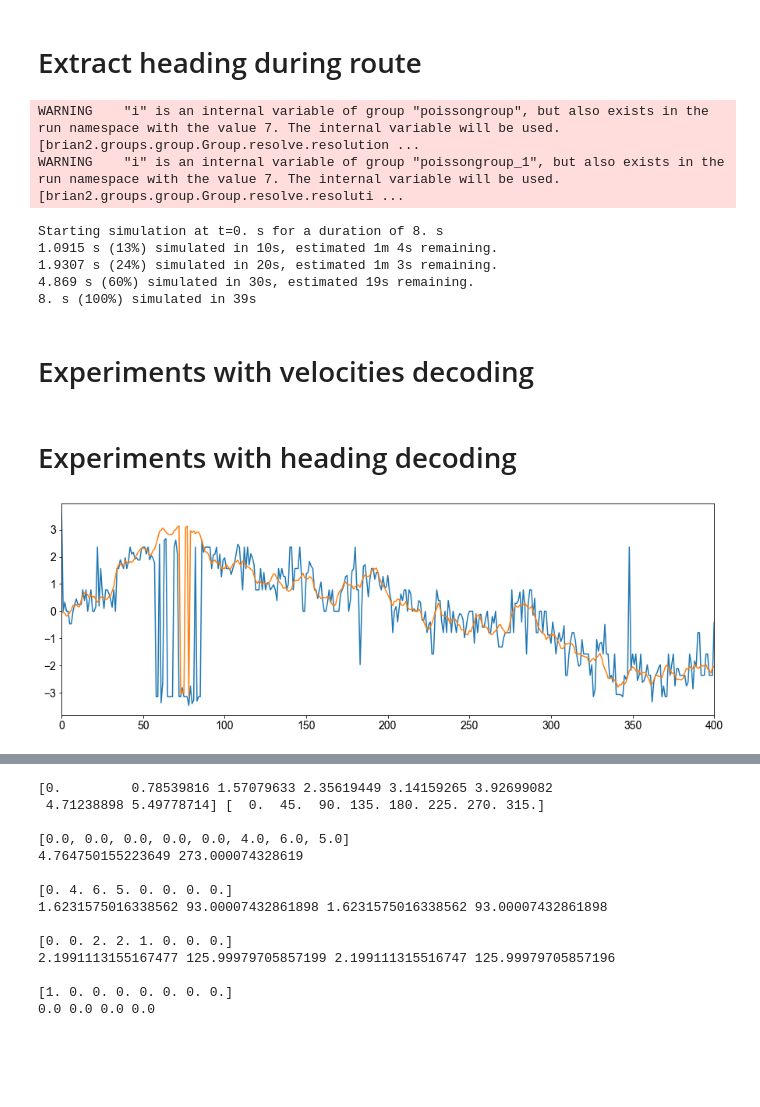
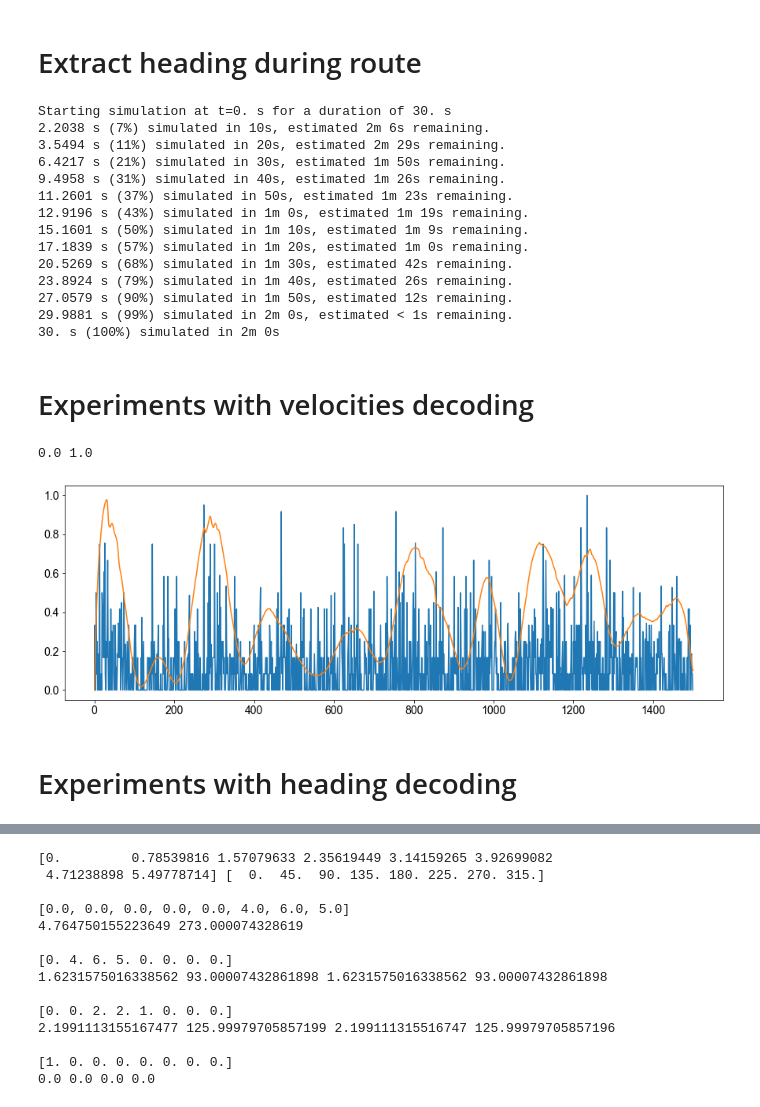
Before and after one commit to filippoferrari/CX_Path_Integration, a Jupyter notebook: notebooks/agent_control.ipynb, the cells around one changed output, grey strips where cells are left out. Drawn from its saved outputs; the diff is of its cells as text; code cells hidden in the pictures; blank space fills up the shorter version.

```diff
--- a/notebooks/agent_control.ipynb
+++ b/notebooks/agent_control.ipynb
@@ -198,58 +202,41 @@ def plot_bee(t):
     #draw()
     #pause(0.01)
 # %%
-run((400)*time_step*ms, report='text')
+run((T_outbound)*time_step*ms, report='text')
 # %% [output]
-WARNING    "i" is an internal variable of group "poissongroup", but also exists in the run namespace with the value 7. The internal variable will be used. [brian2.groups.group.Group.resolve.resolution ...
-WARNING    "i" is an internal variable of group "poissongroup_1", but also exists in the run namespace with the value 7. The internal variable will be used. [brian2.groups.group.Group.resolve.resoluti ...
+Starting simulation at t=0. s for a duration of 30. s
+2.2038 s (7%) simulated in 10s, estimated 2m 6s remaining.
+3.5494 s (11%) simulated in 20s, estimated 2m 29s remaining.
+6.4217 s (21%) simulated in 30s, estimated 1m 50s remaining.
+9.4958 s (31%) simulated in 40s, estimated 1m 26s remaining.
+11.2601 s (37%) simulated in 50s, estimated 1m 23s remaining.
+12.9196 s (43%) simulated in 1m 0s, estimated 1m 19s remaining.
+15.1601 s (50%) simulated in 1m 10s, estimated 1m 9s remaining.
+17.1839 s (57%) simulated in 1m 20s, estimated 1m 0s remaining.
+20.5269 s (68%) simulated in 1m 30s, estimated 42s remaining.
+23.8924 s (79%) simulated in 1m 40s, estimated 26s remaining.
+27.0579 s (90%) simulated in 1m 50s, estimated 12s remaining.
+29.9881 s (99%) simulated in 2m 0s, estimated < 1s remaining.
+30. s (100%) simulated in 2m 0s
-Starting simulation at t=0. s for a duration of 8. s
-1.0915 s (13%) simulated in 10s, estimated 1m 4s remaining.
-1.9307 s (24%) simulated in 20s, estimated 1m 3s remaining.
-4.869 s (60%) simulated in 30s, estimated 19s remaining.
-8. s (100%) simulated in 39s
 # %% [markdown]
 # Experiments with velocities decoding
 # %%
-norm_velocities = cx_spiking.inputs.normalise_range(velocities, vmin=0, vmax=1)
-
 def get_speed(v):
     xy = np.vstack([np.array([0.0, 0.0]), np.cumsum(v, axis=0)])
     x, y = xy[:, 0], xy[:, 1]
 
     speed = np.clip(np.linalg.norm(np.vstack([np.diff(x), np.diff(y)]), axis=0), 0, 1)
     return speed
 
-speed = get_speed(velocities)
-
+print(velocities.min(), velocities.max())
 plt.figure(figsize=(15,5))
-plt.plot(speed, label='tn2 speed')
+plt.plot(get_speed(velocities))
 plt.plot(get_speed(v), label='real speed')
-plt.title('spike speed during outbound')
 plt.show()
-
-plotter.plot_route(h, v, T_outbound=T_outbound, T_inbound=0, plot_speed=True,figsize=(5,8))
-plt.show()
+# %% [output]
+0.0 1.0
+[figure, added]
 # %% [markdown]
 # Experiments with heading decoding
-# %%
-def to_degrees(data):
-    print(data.max())
-    new_value = (data - 0) / (data.max() - 0) * (np.pi - (-np.pi)) - np.pi
-    return new_value
-
-def fill_nans(data):
-    nans, x= np.isnan(data), lambda z: z.nonzero()[0]
-    data[nans]= np.interp(x(nans), x(~nans), data[~nans])
-    return data
-
-
-heads = fill_nans(heading_angles)
-plt.figure(figsize=(15,5))
-plt.plot(heading_angles-np.pi/8)
-plt.plot(h)
-plt.xlim([0,400])
-plt.show()
-# %% [output]
-[figure, removed]
 # %%
 plt.figure(figsize=(15,5))
```
Also changed, not shown: parts of 9 cells of this notebook, 1 other file.
